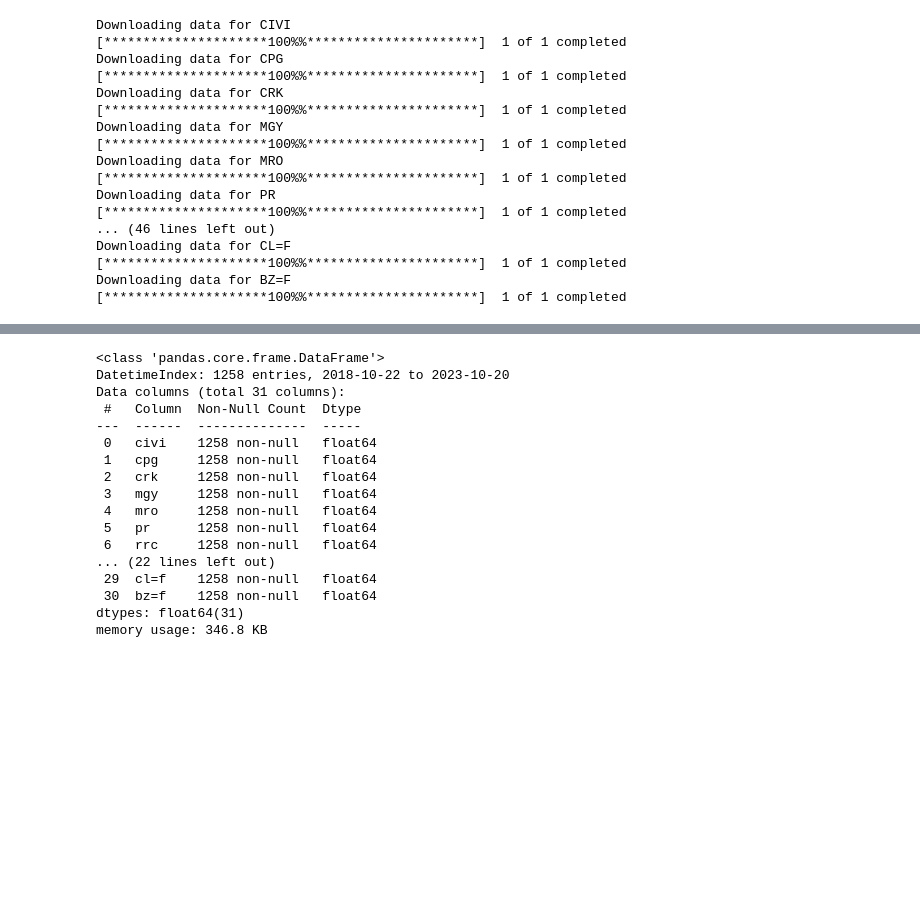
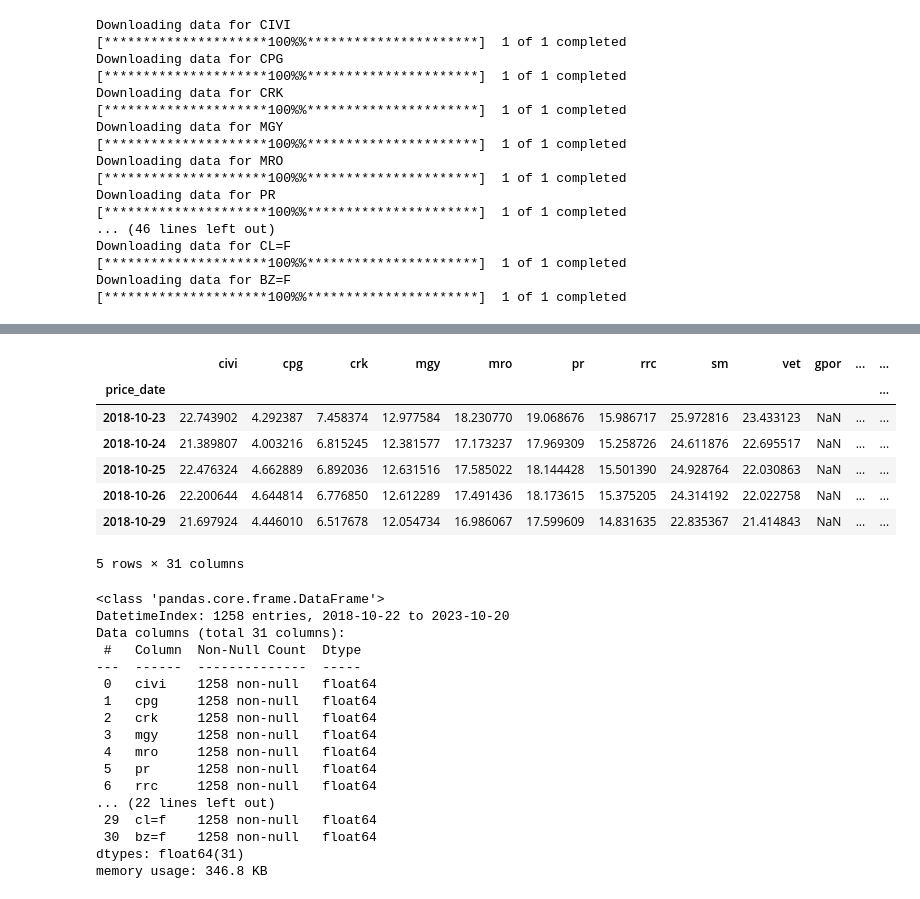
Before and after one commit to boatjones/Portfolio_Application, a Jupyter notebook: src/prices_test.ipynb, the cells around one changed output, grey strips where cells are left out. Cells and saved outputs as stored; diff of their text form; code cells hidden in the pictures; blank space fills up the shorter version.

Commit message:
Update to account for "date" fieldname and change to "price_date".

```diff
--- a/src/prices_test.ipynb
+++ b/src/prices_test.ipynb
@@ -79,9 +99,19 @@ port
 # %%
 tablename = "prices"
 port.columns = port.columns.str.lower()
-port.index.name = port.index.name.lower()
-# port.head()
-db.alc_df_2_db(port, tablename)
+# port.index.name = port.index.name.lower()
+port = port.rename_axis('price_date')
+port.head()
+# db.alc_df_2_db(port, tablename)
+# %% [output]
+|  | civi | cpg | crk | mgy | mro | pr | rrc | sm | vet | gpor | ... | ... |
+| price_date |  |  |  |  |  |  |  |  |  |  |  | ... |
+| 2018-10-23 | 22.743902 | 4.292387 | 7.458374 | 12.977584 | 18.230770 | 19.068676 | 15.986717 | 25.972816 | 23.433123 | NaN | ... | ... |
+| 2018-10-24 | 21.389807 | 4.003216 | 6.815245 | 12.381577 | 17.173237 | 17.969309 | 15.258726 | 24.611876 | 22.695517 | NaN | ... | ... |
+| 2018-10-25 | 22.476324 | 4.662889 | 6.892036 | 12.631516 | 17.585022 | 18.144428 | 15.501390 | 24.928764 | 22.030863 | NaN | ... | ... |
+| 2018-10-26 | 22.200644 | 4.644814 | 6.776850 | 12.612289 | 17.491436 | 18.173615 | 15.375205 | 24.314192 | 22.022758 | NaN | ... | ... |
+| 2018-10-29 | 21.697924 | 4.446010 | 6.517678 | 12.054734 | 16.986067 | 17.599609 | 14.831635 | 22.835367 | 21.414843 | NaN | ... | ... |
+5 rows × 31 columns
 # %%
 port.info()
 # %% [output]
```
Also changed, not shown: parts of 3 cells of this notebook, 2 other files.
